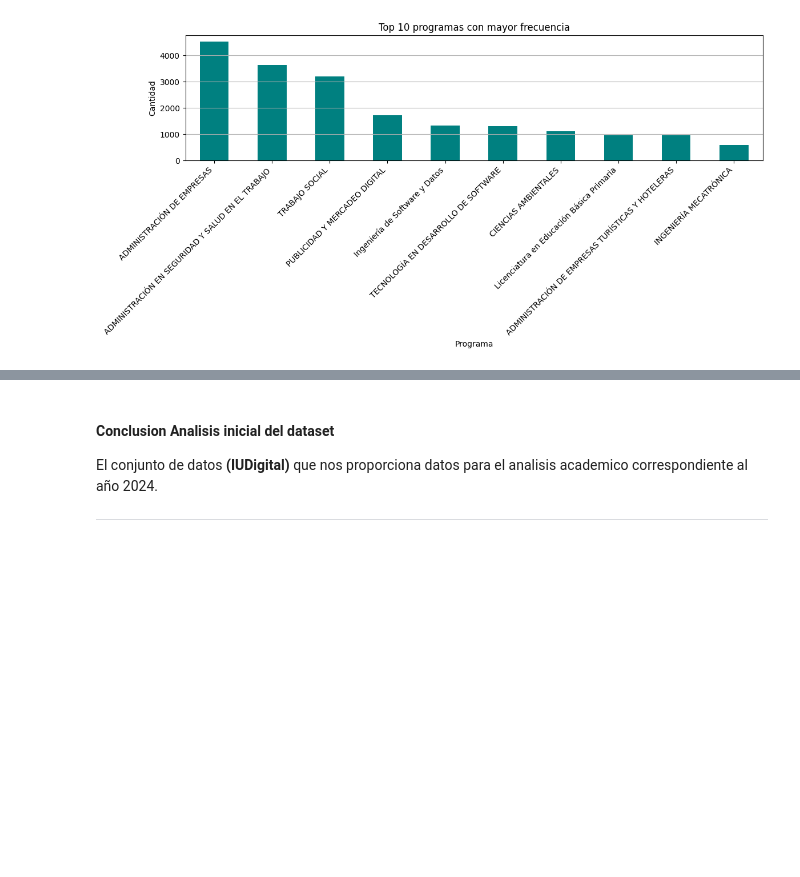
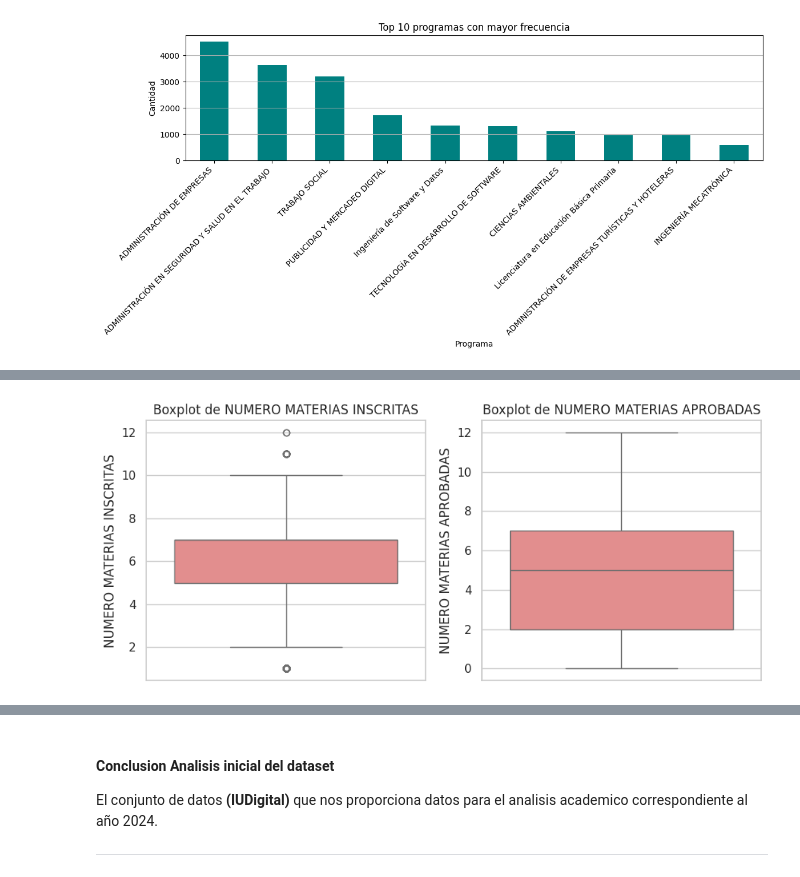
Before and after one commit to samforedev/Proyecto-ElectivaDatos, a Jupyter notebook: final_project.ipynb, the cells around one changed output, grey strips where cells are left out. Saved outputs shown, nothing was run; the diff lists cells and outputs as text; code cells hidden in the pictures; blank space fills up the shorter version.

```diff
--- a/final_project.ipynb
+++ b/final_project.ipynb
@@ -182,0 +264,10 @@ plt.show()
+# %%
+plt.figure(figsize=(9, 4))
+for i, col in enumerate(['NUMERO MATERIAS INSCRITAS', 'NUMERO MATERIAS APROBADAS'], 1):
+    plt.subplot(1, 2, i)
+    sns.boxplot(data=df_1, y=col, color='lightcoral')
+    plt.title(f'Boxplot de {col}')
+plt.tight_layout()
+plt.show()
+# %% [output]
+[figure, added]
```
Also changed, not shown: parts of 23 cells of this notebook.
